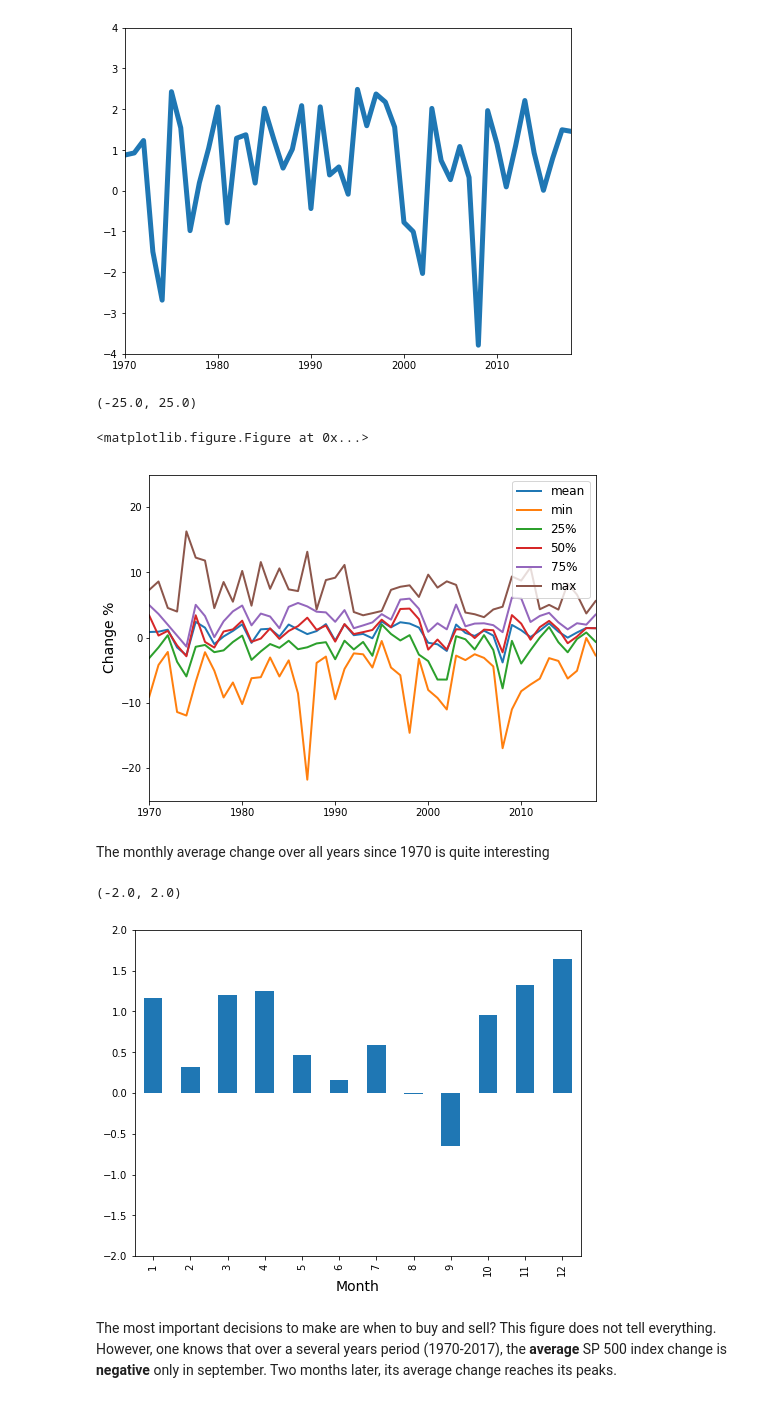
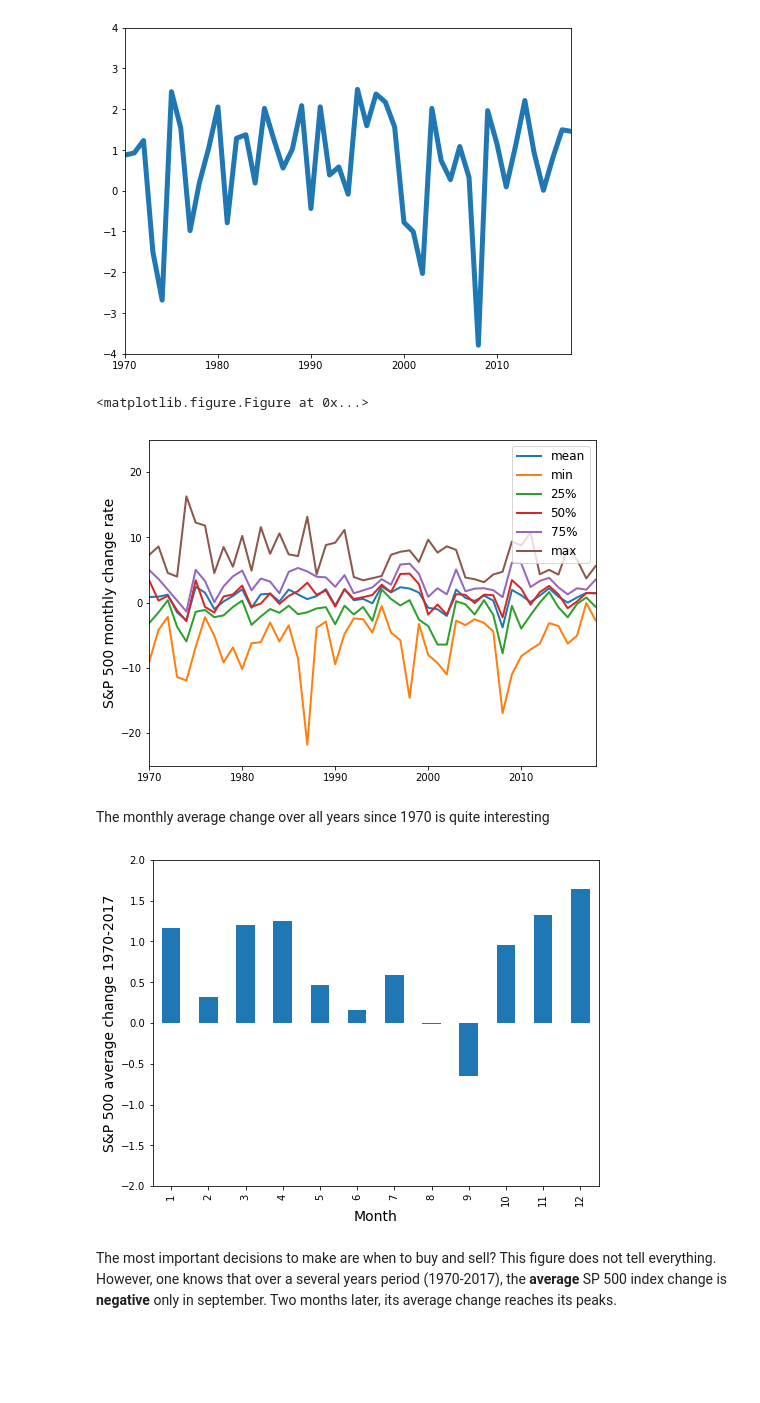
Before and after one commit to chuvmai/pandas, a Jupyter notebook: 04_sp_index/sp_500_index.ipynb, the cells around one changed output. Cells and saved outputs as stored; diff of their text form; code cells hidden in the pictures; blank space fills up the shorter version.

```diff
--- a/04_sp_index/sp_500_index.ipynb
+++ b/04_sp_index/sp_500_index.ipynb
@@ -338,20 +338,22 @@ data['Change %'].groupby(by = data.index.year).describe().unstack()[ [u'mean', u
 plt.legend(loc = 'upper right')
 plt.ylabel('Change %')
 plt.ylim([-25.0,25.0])
+plt.ylabel('S&P 500 monthly change rate')
+plt.savefig('change_staistics.png', dpi = 500, bbox_inches = 'tight')
 # %% [output]
-(-25.0, 25.0)
+<matplotlib.figure.Figure at 0x...>
-<matplotlib.figure.Figure at 0x...>
-[figure, old version]
+[figure, new version]
 # %% [markdown]
 The monthly average change over all years since 1970 is quite interesting
 # %%
 plt.figure()
 data['Change %'].groupby(by = data.index.month).mean().plot.bar()
 plt.xlabel('Month')
 plt.ylim([-2.0,2.0])
+plt.ylabel('S&P 500 average change 1970-2017')
+plt.savefig('average_monthly_change.png', bbox_inches = 'tight', dpi = 500)
 # %% [output]
-(-2.0, 2.0)
-[figure, old version]
+[figure, new version]
 # %% [markdown]
 The most important decisions to make are when to buy and sell? This figure does not tell everything. However, one knows that over a several years period (1970-2017), the **average** SP 500 index change is **negative** only in september. Two months later, its average change reaches its peaks.
 # %%
```
Also changed, not shown: parts of 1 cell of this notebook, 1 other file.
